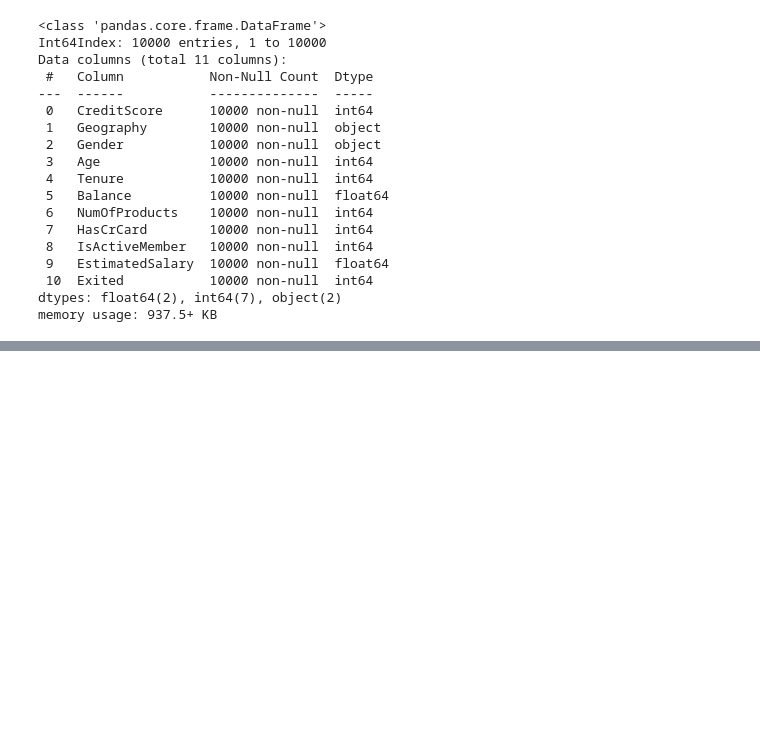
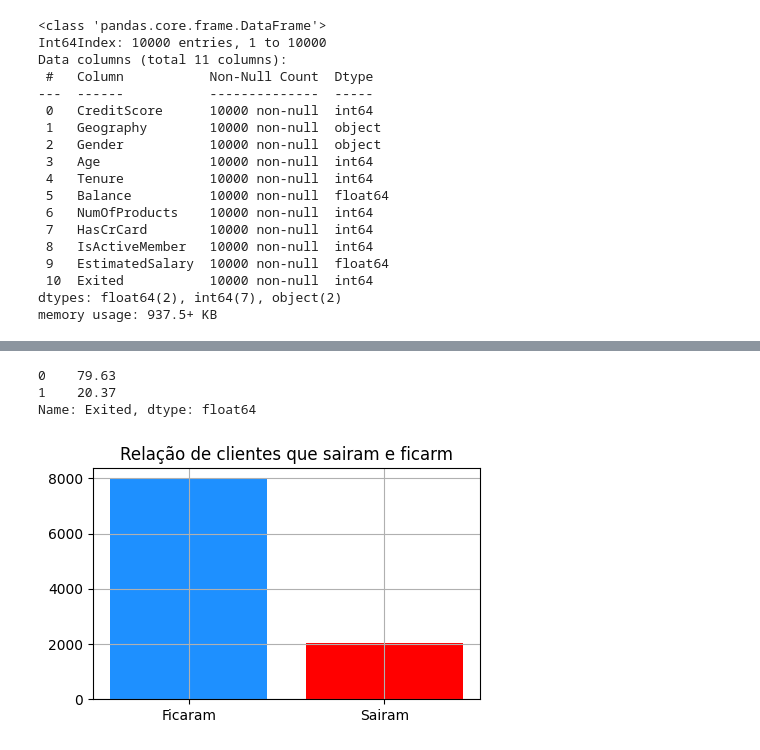
Before and after one commit to nathanmss/ADA_letscode_suzano, a Jupyter notebook: aula2.ipynb, the cells around one changed output, grey strips where cells are left out. Saved outputs shown, nothing was run; the diff lists cells and outputs as text; code cells hidden in the pictures; blank space fills up the shorter version.

```diff
--- a/aula2.ipynb
+++ b/aula2.ipynb
@@ -117,0 +151,18 @@ df_churn_quantita.describe().round(0)
+# %%
+df_churn_sairam_porc = (df_churn.Exited.value_counts() / df_churn.Exited.value_counts().sum()) * 100 # verificando porcentagem dos clientes que sairam.
+df_churn_sairam_porc
+# %% [output]
+0    79.63
+1    20.37
+Name: Exited, dtype: float64
+# %%
+labels = ['Ficaram', 'Sairam']
+vals = df_churn.Exited.value_counts()
+fig, ax = plt.subplots(figsize=(5, 3))
+ax.bar(labels, vals, color=['DodgerBlue', 'red'])
+ax.grid()
+ax.set_title('Relação de clientes que sairam e ficarm', fontsize=12)
+
+plt.show()
+# %% [output]
+[figure, added]
```
Also changed, not shown: parts of 22 cells of this notebook.
